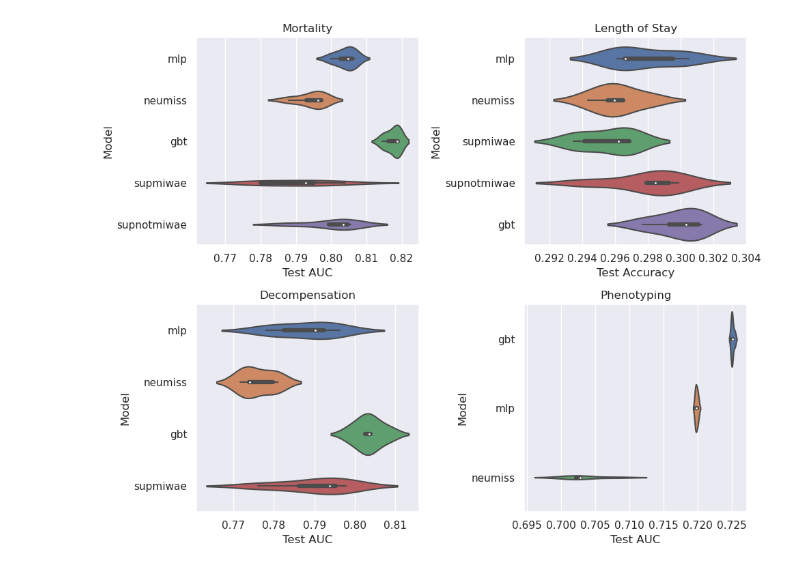
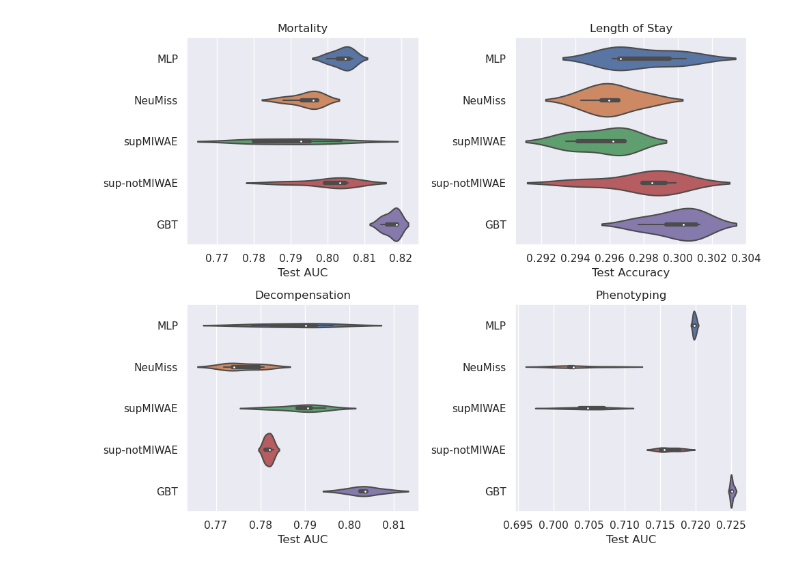
Before and after one commit to mvanness354/mimic_missing_values, a Jupyter notebook: make_plots.ipynb, the cells around one changed output. Cells and saved outputs as stored; diff of their text form; code cells hidden in the pictures.

```diff
--- a/make_plots.ipynb
+++ b/make_plots.ipynb
@@ -7,24 +7,46 @@ sns.set()
 # %%
 tasks = ["mortality", "los", "decomp", "phenotyping"]
 # tasks = ["mortality", "los"]
 task_names = {
     "mortality": "Mortality",
     "los": "Length of Stay",
     "decomp": "Decompensation",
     "phenotyping": "Phenotyping",
 }
+model_names = {
+    "mlp": "MLP",
+    "neumiss": "NeuMiss",
+    "supmiwae": "supMIWAE",
+    "supnotmiwae": "sup-notMIWAE",
+    "gbt": "GBT"
+}
+
 
 fig, axes = plt.subplots(2, 2, figsize=(10, 8))
 
 for ax, task in zip(axes.flatten(), tasks):
     data = pd.read_csv(f"results/{task}.csv")
-    sns.violinplot(ax=ax, data=data, y="model", x="score")
-    ax.set_ylabel("Model")
+    data["model"] = data["model"].replace(model_names)
+    sns.violinplot(
+        ax=ax,
+        data=data,
+        y="model",
+        x="score",
+        order=[
+            "MLP",
+            "NeuMiss",
+            "supMIWAE",
+            "sup-notMIWAE",
+            "GBT",
+        ],
+    )
+    ax.set_ylabel("")
 
     score = "Accuracy" if task == "los" else "AUC"
     ax.set_xlabel(f"Test {score}")
     ax.set_title(task_names[task])
 
 plt.tight_layout()
+plt.savefig("model_results.pdf")
 # %% [output]
-[figure, old version]
+[figure, new version]
```
Also changed, not shown: 5 other files.
